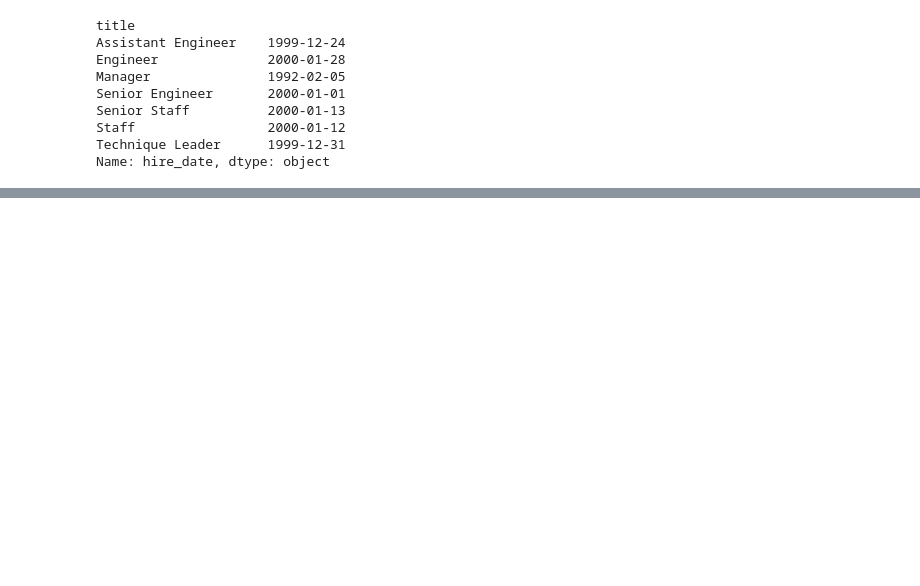
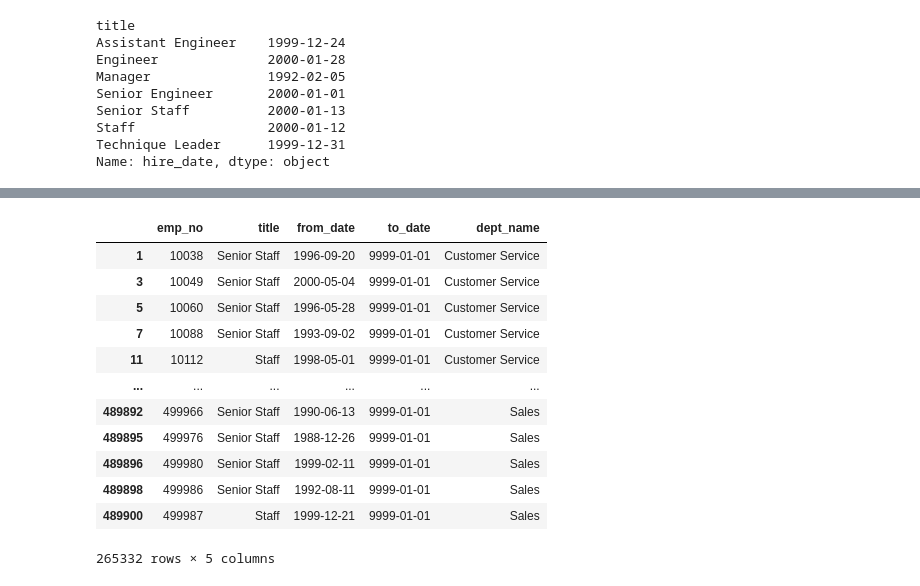
Before and after one commit to Alfred-W-S-Pirovits-Jr/numpy-pandas-visualization-exercises, a Jupyter notebook: advanced_dataframes.ipynb, the cells around one changed output, grey strips where cells are left out. Cells and saved outputs as stored; diff of their text form; code cells hidden in the pictures; blank space fills up the shorter version.

```diff
--- a/advanced_dataframes.ipynb
+++ b/advanced_dataframes.ipynb
@@ -640,0 +679,16 @@ AttributeError: 'DataFrame' object has no attribute 'department'
+# %%
+current_titles
+# %% [output]
+|  | emp_no | title | from_date | to_date | dept_name |
+| 1 | 10038 | Senior Staff | 1996-09-20 | 9999-01-01 | Customer Service |
+| 3 | 10049 | Senior Staff | 2000-05-04 | 9999-01-01 | Customer Service |
+| 5 | 10060 | Senior Staff | 1996-05-28 | 9999-01-01 | Customer Service |
+| 7 | 10088 | Senior Staff | 1993-09-02 | 9999-01-01 | Customer Service |
+| 11 | 10112 | Staff | 1998-05-01 | 9999-01-01 | Customer Service |
+| ... | ... | ... | ... | ... | ... |
+| 489892 | 499966 | Senior Staff | 1990-06-13 | 9999-01-01 | Sales |
+| 489895 | 499976 | Senior Staff | 1988-12-26 | 9999-01-01 | Sales |
+| 489896 | 499980 | Senior Staff | 1999-02-11 | 9999-01-01 | Sales |
+| 489898 | 499986 | Senior Staff | 1992-08-11 | 9999-01-01 | Sales |
+| 489900 | 499987 | Staff | 1999-12-21 | 9999-01-01 | Sales |
+265332 rows × 5 columns
```
Also changed, not shown: parts of 37 cells of this notebook.
